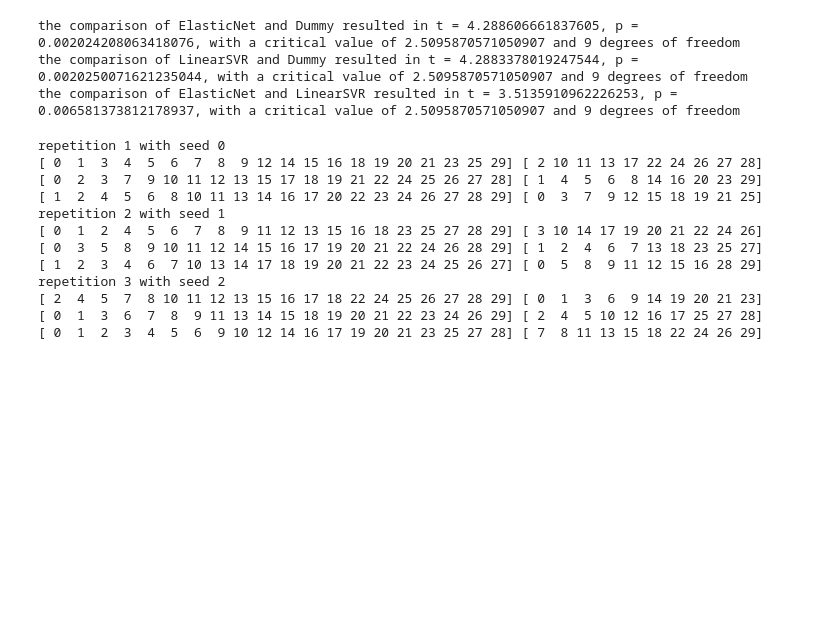
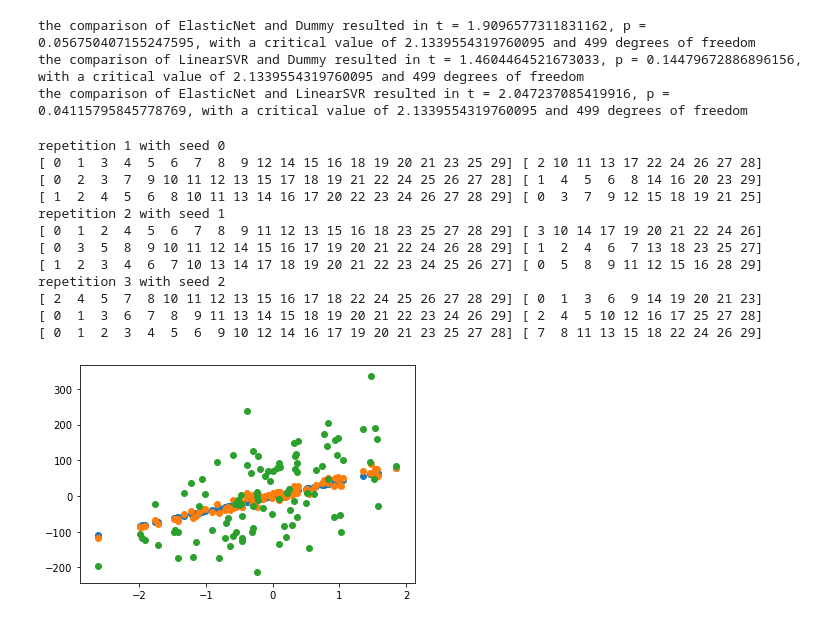
Before and after one commit to JanCBrammer/PoliceInAction_PTSD_prediction, a Jupyter notebook: repeated_kfold.ipynb, the cells around one changed output. Drawn from its saved outputs; the diff is of its cells as text; code cells hidden in the pictures; blank space fills up the shorter version.

Commit message:
made dataset more realistic, increased number of repetitions and increased number of fold in inner CV

```diff
--- a/repeated_kfold.ipynb
+++ b/repeated_kfold.ipynb
@@ -20,20 +21,18 @@ using numpy version 1.17.3
 # %%
 # generate dataset
-n_samples = 100
-n_features = 10
+n_samples = 250
+n_features = 20
 X, y = make_regression(n_samples=n_samples,
                        n_features=n_features,
-                       n_informative=1,
-                       random_state=42)
+                       n_informative=2,
+                       random_state=42,
+                       noise=200)
 
 # empirically find out what the minimal amount of seeds is that still result in reproducible results;
-# do not seed classifiers during initialization because element of randomness across repetitions is desired
-
-# make sure to use as much training data is possible for parameter optimization in the inner CV:
-# increase number of folds
+# do not seed classifiers during initialization because element of randomness across repetitions is desired?
 
 elasticnet = ElasticNet(random_state=42)
-linearsvr = LinearSVR(random_state=42)
+linearsvr = LinearSVR(random_state=42, max_iter=100000)
 dummyregr = DummyRegressor()
 
 # set up pipelines
@@ -45,15 +44,15 @@ pipe_dummyregr = Pipeline([("std", StandardScaler()),
                            ("dummyregr", dummyregr)])
 
 # set up parameter grids for optimization (double underscore preceding parameter is important)
-# make sure that alpha is > 0.01 (see scikit documentation)
+# make sure that l1_ratio for elatic net is > 0.01 (see scikit documentation)
 grid_elasticnet = [{"elasticnet__alpha": np.power(2., np.arange(-2, 4)),
-                    "elasticnet__l1_ratio": [0, 0.5, 1]}]
+                    "elasticnet__l1_ratio": [0.011, 0.5, 1.]}]
 grid_linearsvr = [{"linearsvr__C": np.power(10., np.arange(-4, 4))}]
 grid_dummyregr = [{"dummyregr__strategy": ["mean", "median"]}]
 
 # set up inner cv of nested cv for parameter tuning
 gridcvs = {}
-kfolds_inner = 2
+kfolds_inner = 10
 inner_nestedcv = KFold(n_splits=kfolds_inner, shuffle=True, random_state=42)
 
 for pgrid, est, name in zip((grid_elasticnet, grid_linearsvr, grid_dummyregr),
@@ -69,7 +68,7 @@ for pgrid, est, name in zip((grid_elasticnet, grid_linearsvr, grid_dummyregr),
                        refit=True)
     gridcvs[name] = gcv
 # %%
-repetitions = 2
+repetitions = 100
 repetition_seeds = range(repetitions)
 kfolds_outer = 5
 
@@ -182,39 +181,52 @@ for c in comparisons:
                                                   alpha)
     print(f"the comparison of {models[0]} and {models[1]} resulted in t = {t_stat}, p = {p}, with a critical value of {cv} and {df} degrees of freedom")
 # %% [output]
-the comparison of ElasticNet and Dummy resulted in t = 4.288606661837605, p = 0.002024208063418076, with a critical value of 2.5095870571050907 and 9 degrees of freedom
-the comparison of LinearSVR and Dummy resulted in t = 4.2883378019247544, p = 0.0020250071621235044, with a critical value of 2.5095870571050907 and 9 degrees of freedom
-the comparison of ElasticNet and LinearSVR resulted in t = 3.5135910962226253, p = 0.006581373812178937, with a critical value of 2.5095870571050907 and 9 degrees of freedom
+the comparison of ElasticNet and Dummy resulted in t = 1.9096577311831162, p = 0.056750407155247595, with a critical value of 2.1339554319760095 and 499 degrees of freedom
+the comparison of LinearSVR and Dummy resulted in t = 1.4604464521673033, p = 0.14479672886896156, with a critical value of 2.1339554319760095 and 499 degrees of freedom
+the comparison of ElasticNet and LinearSVR resulted in t = 2.047237085419916, p = 0.04115795845778769, with a critical value of 2.1339554319760095 and 499 degrees of freedom
 # %%
 ################################################
 # self-contained, minimal, reproducible examples
 ################################################
 
 # repeated k-fold
+#################
 
 X, y = make_regression(n_samples=30, n_features=2)
 
 repetitions = 3
 repetition_seeds = range(repetitions)
 
 for j in repetition_seeds:
 
     cv = KFold(n_splits=3, random_state=j, shuffle=True)
 
     print(f"repetition {j + 1} with seed {j}")
 
     for trainidx, testidx in cv.split(X):
         print(trainidx, testidx)
+
+# noise demo
+############
+
+for noise in [0, 10, 100]:
+    X, y = make_regression(n_samples=100,
+                           n_features=1,
+                           random_state=42,
+                           noise=noise)
+
+    plt.scatter(X, y)
 # %% [output]
 repetition 1 with seed 0
 [ 0  1  3  4  5  6  7  8  9 12 14 15 16 18 19 20 21 23 25 29] [ 2 10 11 13 17 22 24 26 27 28]
 [ 0  2  3  7  9 10 11 12 13 15 17 18 19 21 22 24 25 26 27 28] [ 1  4  5  6  8 14 16 20 23 29]
 [ 1  2  4  5  6  8 10 11 13 14 16 17 20 22 23 24 26 27 28 29] [ 0  3  7  9 12 15 18 19 21 25]
 repetition 2 with seed 1
 [ 0  1  2  4  5  6  7  8  9 11 12 13 15 16 18 23 25 27 28 29] [ 3 10 14 17 19 20 21 22 24 26]
 [ 0  3  5  8  9 10 11 12 14 15 16 17 19 20 21 22 24 26 28 29] [ 1  2  4  6  7 13 18 23 25 27]
 [ 1  2  3  4  6  7 10 13 14 17 18 19 20 21 22 23 24 25 26 27] [ 0  5  8  9 11 12 15 16 28 29]
 repetition 3 with seed 2
 [ 2  4  5  7  8 10 11 12 13 15 16 17 18 22 24 25 26 27 28 29] [ 0  1  3  6  9 14 19 20 21 23]
 [ 0  1  3  6  7  8  9 11 13 14 15 18 19 20 21 22 23 24 26 29] [ 2  4  5 10 12 16 17 25 27 28]
 [ 0  1  2  3  4  5  6  9 10 12 14 16 17 19 20 21 23 25 27 28] [ 7  8 11 13 15 18 22 24 26 29]
+[figure, added]
```
Also changed, not shown: parts of 3 cells of this notebook.
